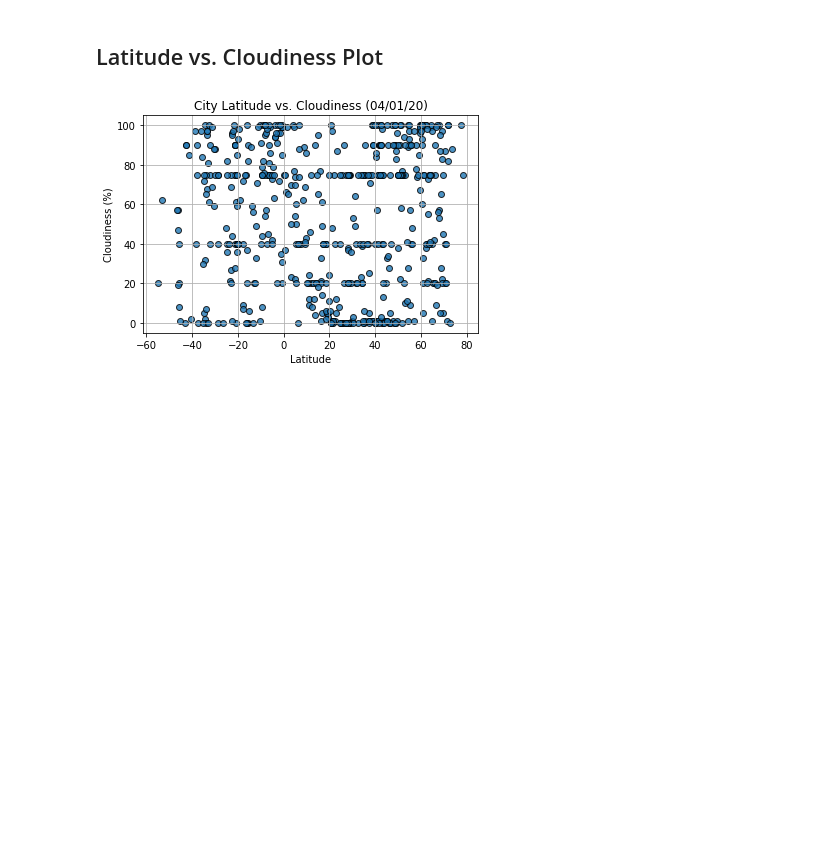
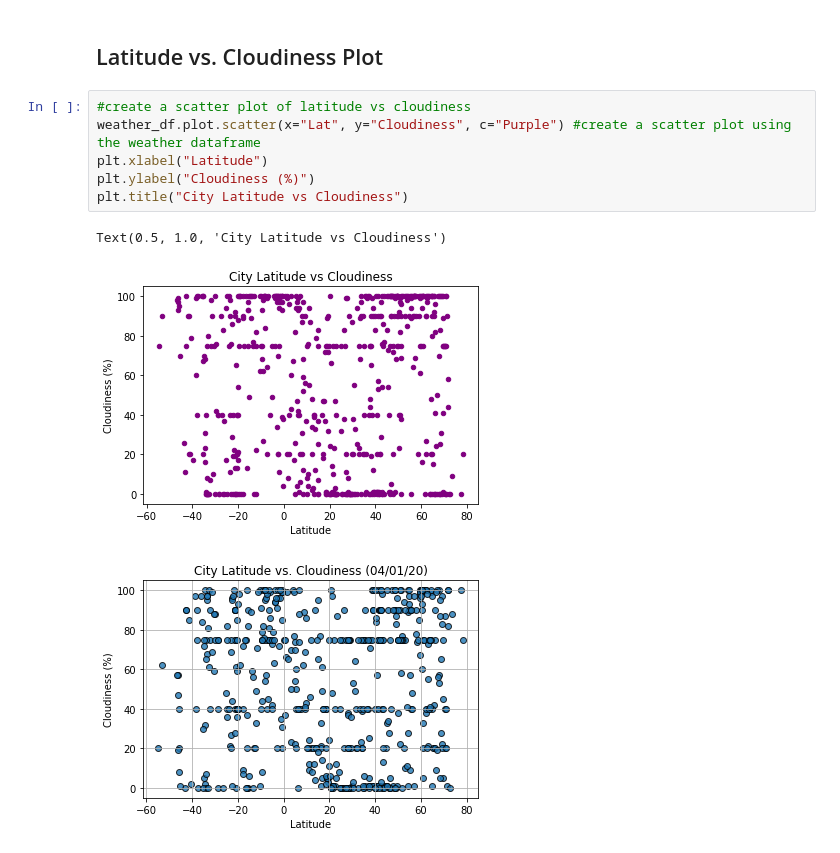
Before and after one commit to felpronove/python-api-challenge, a Jupyter notebook: starter_code/WeatherPy.ipynb, the cells around one changed output. Cells and saved outputs as stored; diff of their text form; blank space fills up the shorter version.

```diff
--- a/starter_code/WeatherPy.ipynb
+++ b/starter_code/WeatherPy.ipynb
@@ -356,6 +374,15 @@ Int64Index([], dtype='int64')
 [figure]
 # %% [markdown]
 ## Latitude vs. Cloudiness Plot
+# %%
+#create a scatter plot of latitude vs cloudiness
+weather_df.plot.scatter(x="Lat", y="Cloudiness", c="Purple") #create a scatter plot using the weather dataframe
+plt.xlabel("Latitude")
+plt.ylabel("Cloudiness (%)")
+plt.title("City Latitude vs Cloudiness")
+# %% [output]
+Text(0.5, 1.0, 'City Latitude vs Cloudiness')
+[figure, added]
 # %%
 # %% [output]
 [figure]
```
Also changed, not shown: parts of 3 cells of this notebook.
